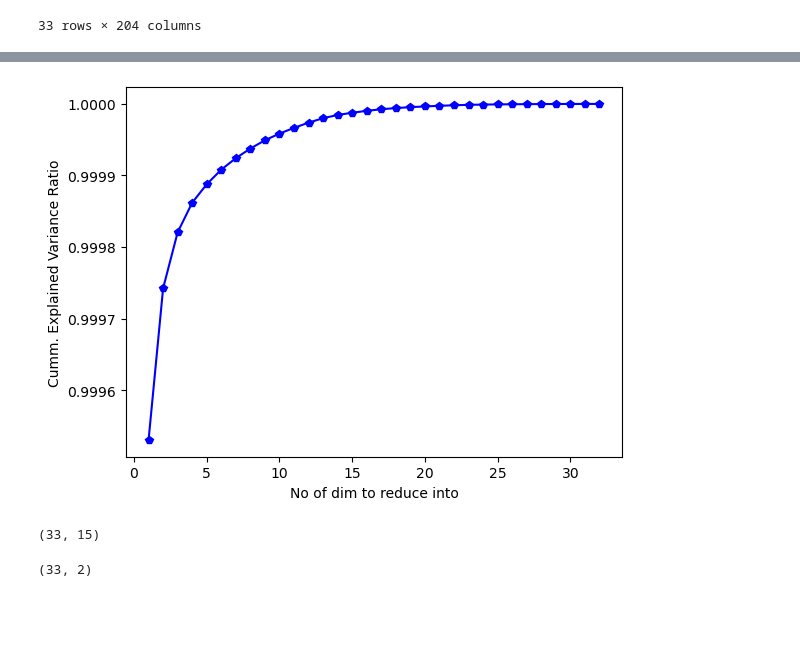
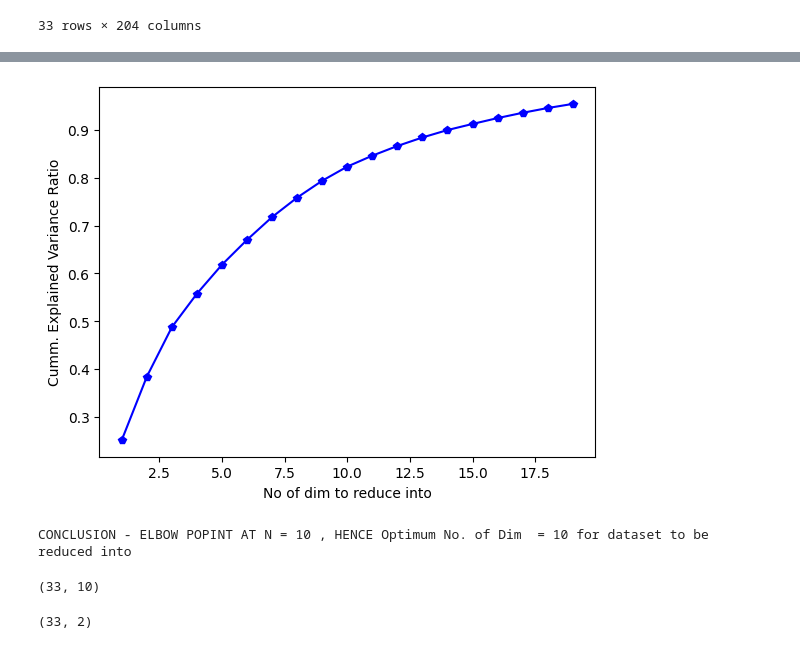
Before and after one commit to riziuzi/ASD_Unsupervised_Subgroup_Discovery, a Jupyter notebook: Ensemble.ipynb, the cells around one changed output, grey strips where cells are left out. Cells and saved outputs as stored; diff of their text form; code cells hidden in the pictures; blank space fills up the shorter version.

```diff
--- a/Ensemble.ipynb
+++ b/Ensemble.ipynb
@@ -110,5 +84,20 @@ final
+# %%
+from sklearn.preprocessing import StandardScaler # cnetering around mean
+
+scale = StandardScaler()
+final1 = scale.fit_transform(final)
+
+# for Outlier Removal (Masking) - removed as it removed almost complete dataset
+# Q1 = np.percentile(final1, 25, axis=0)
+# Q3 = np.percentile(final1, 75, axis=0)
+# IQR = Q3 - Q1
+# outlier_multiplier = 1.5
+# outlier_mask = ~((final1 < (Q1 - outlier_multiplier * IQR)) | (final1 > (Q3 + outlier_multiplier * IQR)))
+# final1 = final1[outlier_mask.all(axis=1)]
+
+final1 = pd.DataFrame(final1)
 # %%
-X1= final
+X1= final1
 X1
 # %% [output]
 |  | 0 | 1 | 2 | 3 | 4 | 5 | 6 | 7 | 8 | 9 | ... | ... |
@@ -131,23 +120,27 @@ X1
 33 rows × 204 columns
 # %%
+''' Proper no. of Dimensions for the dataset to be reduced into - to reduce Curse of Dim. and reduce Noise in Data and preserve maximum variance '''
+
 from sklearn.decomposition import PCA
 
-# proper no. of dimensions
+
 dim = []
 sum= 0
-for n in range(1,33) :
+
+for n in range(1,20) :
     pca = PCA(n_components = n)
     pca.fit(X1)
 
-    t = list(pca.explained_variance_ratio_)
+    t = list(pca.explained_variance_ratio_) # y-value - proportion of total variance preserved
     sum+=t[-1]
     dim.append(sum)
 
-plt.plot(range(1,33) , dim , marker='p', linestyle='-', color='b')
+plt.plot(range(1,20) , dim , marker='p', linestyle='-', color='b')
 plt.xlabel("No of dim to reduce into")
 plt.ylabel("Cumm. Explained Variance Ratio")
 plt.show()
 
-# almpost reduce into 10 dimensions .
+print("CONCLUSION - ELBOW POPINT AT N = 10 , HENCE Optimum No. of Dim  = 10 for dataset to be reduced into ")
 # %% [output]
-[figure, old version]
+[figure, new version]
+CONCLUSION - ELBOW POPINT AT N = 10 , HENCE Optimum No. of Dim  = 10 for dataset to be reduced into
@@ -157,8 +151,10 @@ X3 =X1
 # %%
+''' CLUSTERS AS SUGGESTED BY PCA (CLUSTERS = 10 )'''
+
 pca1 = PCA(n_components =10)
 X = pca1.fit_transform(X1)
 # new feature dataset = X
 X.shape
 # %% [output]
-(33, 15)
+(33, 10)
 # %%
```
Also changed, not shown: parts of 38 cells of this notebook.
